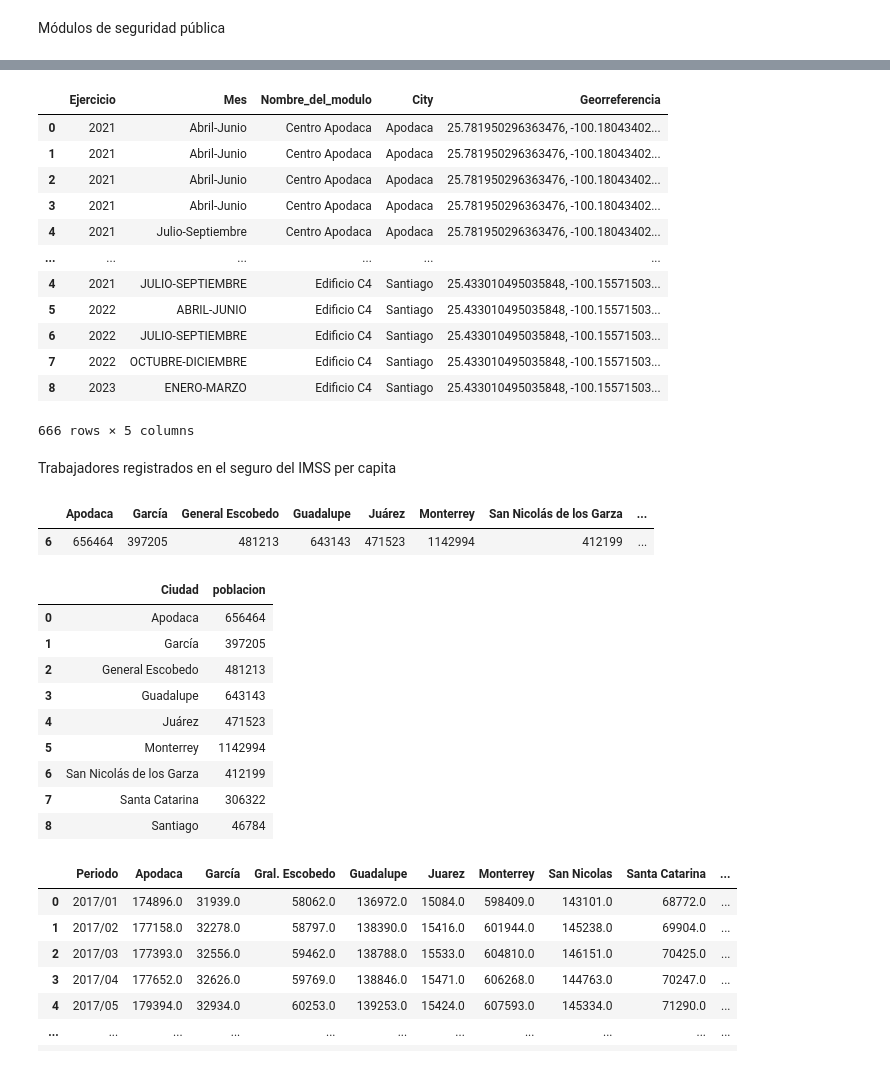
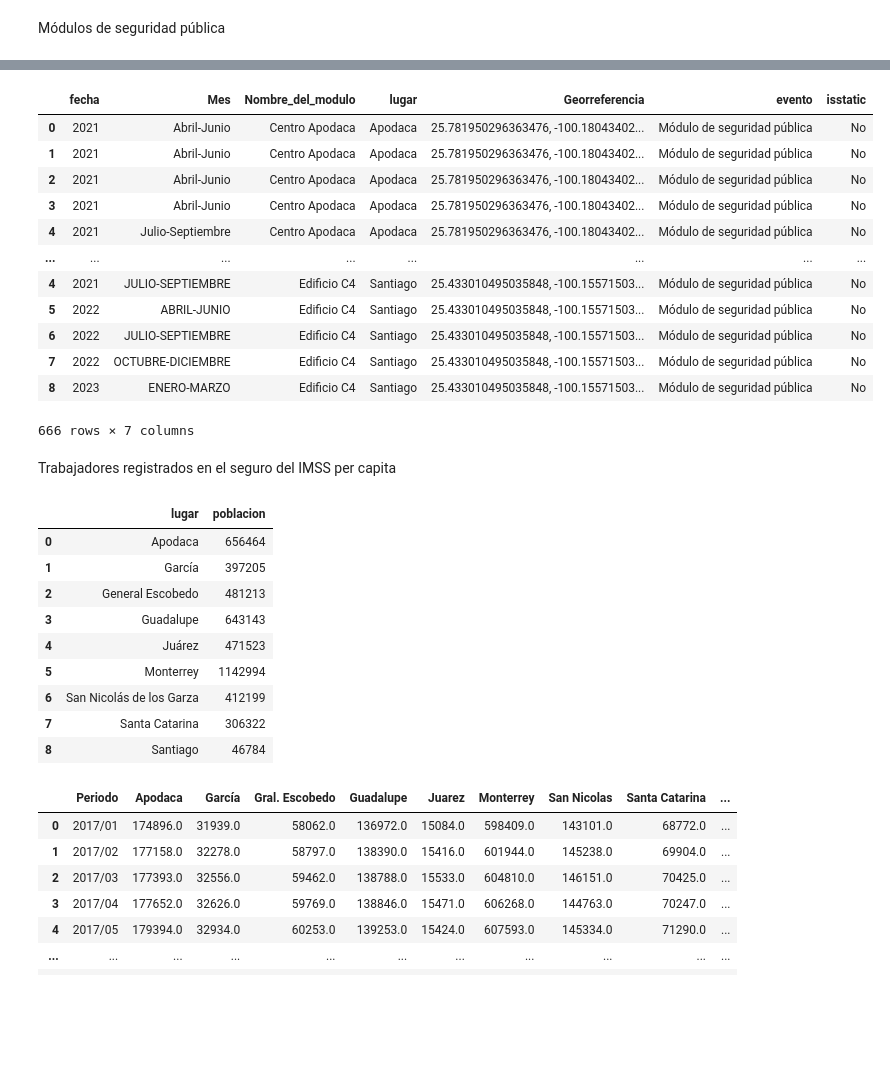
Before and after one commit to JosePabloGFnl/Monterrey-Violence, a Jupyter notebook: city-crimes.ipynb, the cells around one changed output, grey strips where cells are left out. Saved outputs shown, nothing was run; the diff lists cells and outputs as text; code cells hidden in the pictures; blank space fills up the shorter version.

```diff
--- a/city-crimes.ipynb
+++ b/city-crimes.ipynb
@@ -105,36 +89,35 @@ modulos_apodaca
 # %%
 modulos = pd.concat([modulos_apodaca, modulos_garcia, modulos_escobedo, modulos_guadalupe, modulos_juarez, modulos_monterrey, modulos_san_nico, modulos_santa, modulos_santiago])
-modulos = modulos[["Ejercicio", "Mes","Nombre_del_modulo", "City", "Georreferencia"]]
+modulos.rename(columns = {'Ejercicio':' fecha', 'City':'lugar', 'Mes':' Mes', 'Georreferencia':' Georreferencia'}, inplace = True)
+modulos = modulos[[" fecha", " Mes","Nombre_del_modulo", "lugar", " Georreferencia"]]
+modulos['evento']='Módulo de seguridad pública'
+modulos['isstatic']='No'
 modulos
 # %% [output]
-|  | Ejercicio | Mes | Nombre_del_modulo | City | Georreferencia |
-| 0 | 2021 | Abril-Junio | Centro Apodaca | Apodaca | 25.781950296363476, -100.18043402... |
-| 1 | 2021 | Abril-Junio | Centro Apodaca | Apodaca | 25.781950296363476, -100.18043402... |
-| 2 | 2021 | Abril-Junio | Centro Apodaca | Apodaca | 25.781950296363476, -100.18043402... |
-| 3 | 2021 | Abril-Junio | Centro Apodaca | Apodaca | 25.781950296363476, -100.18043402... |
-| 4 | 2021 | Julio-Septiembre | Centro Apodaca | Apodaca | 25.781950296363476, -100.18043402... |
-| ... | ... | ... | ... | ... | ... |
-| 4 | 2021 | JULIO-SEPTIEMBRE | Edificio C4 | Santiago | 25.433010495035848, -100.15571503... |
-| 5 | 2022 | ABRIL-JUNIO | Edificio C4 | Santiago | 25.433010495035848, -100.15571503... |
-| 6 | 2022 | JULIO-SEPTIEMBRE | Edificio C4 | Santiago | 25.433010495035848, -100.15571503... |
-| 7 | 2022 | OCTUBRE-DICIEMBRE | Edificio C4 | Santiago | 25.433010495035848, -100.15571503... |
-| 8 | 2023 | ENERO-MARZO | Edificio C4 | Santiago | 25.433010495035848, -100.15571503... |
+|  | fecha | Mes | Nombre_del_modulo | lugar | Georreferencia | evento | isstatic |
+| 0 | 2021 | Abril-Junio | Centro Apodaca | Apodaca | 25.781950296363476, -100.18043402... | Módulo de seguridad pública | No |
+| 1 | 2021 | Abril-Junio | Centro Apodaca | Apodaca | 25.781950296363476, -100.18043402... | Módulo de seguridad pública | No |
+| 2 | 2021 | Abril-Junio | Centro Apodaca | Apodaca | 25.781950296363476, -100.18043402... | Módulo de seguridad pública | No |
+| 3 | 2021 | Abril-Junio | Centro Apodaca | Apodaca | 25.781950296363476, -100.18043402... | Módulo de seguridad pública | No |
+| 4 | 2021 | Julio-Septiembre | Centro Apodaca | Apodaca | 25.781950296363476, -100.18043402... | Módulo de seguridad pública | No |
+| ... | ... | ... | ... | ... | ... | ... | ... |
+| 4 | 2021 | JULIO-SEPTIEMBRE | Edificio C4 | Santiago | 25.433010495035848, -100.15571503... | Módulo de seguridad pública | No |
+| 5 | 2022 | ABRIL-JUNIO | Edificio C4 | Santiago | 25.433010495035848, -100.15571503... | Módulo de seguridad pública | No |
+| 6 | 2022 | JULIO-SEPTIEMBRE | Edificio C4 | Santiago | 25.433010495035848, -100.15571503... | Módulo de seguridad pública | No |
+| 7 | 2022 | OCTUBRE-DICIEMBRE | Edificio C4 | Santiago | 25.433010495035848, -100.15571503... | Módulo de seguridad pública | No |
+| 8 | 2023 | ENERO-MARZO | Edificio C4 | Santiago | 25.433010495035848, -100.15571503... | Módulo de seguridad pública | No |
-666 rows × 5 columns
+666 rows × 7 columns
 # %% [markdown]
 Trabajadores registrados en el seguro del IMSS per capita
 # %%
 poblacion = pd.read_excel('Poblacion_Censos_Municipios_NL.xlsx', sheet_name='Hoja2')
 poblacion = poblacion[poblacion["Periodo"] == 2020]
 poblacion = poblacion[["Apodaca", "García", "General Escobedo", "Guadalupe", "Juárez", "Monterrey", "San Nicolás de los Garza", "Santa Catarina", "Santiago"]]
-poblacion
-# %% [output]
-|  | Apodaca | García | General Escobedo | Guadalupe | Juárez | Monterrey | San Nicolás de los Garza | ... |
-| 6 | 656464 | 397205 | 481213 | 643143 | 471523 | 1142994 | 412199 | ... |
 # %%
-poblacion = poblacion.melt(var_name="Ciudad", value_name="poblacion")
+poblacion = poblacion.melt(var_name="lugar", value_name="poblacion")
 poblacion
 # %% [output]
-|  | Ciudad | poblacion |
+|  | lugar | poblacion |
 | 0 | Apodaca | 656464 |
 | 1 | García | 397205 |
 | 2 | General Escobedo | 481213 |
```
Also changed, not shown: parts of 13 cells of this notebook, 1 other file.
